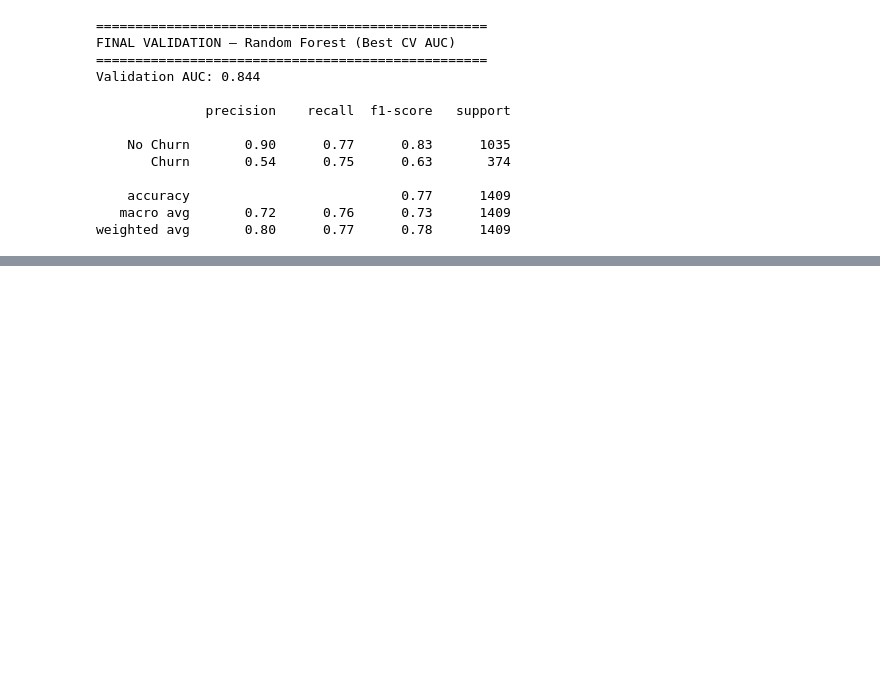
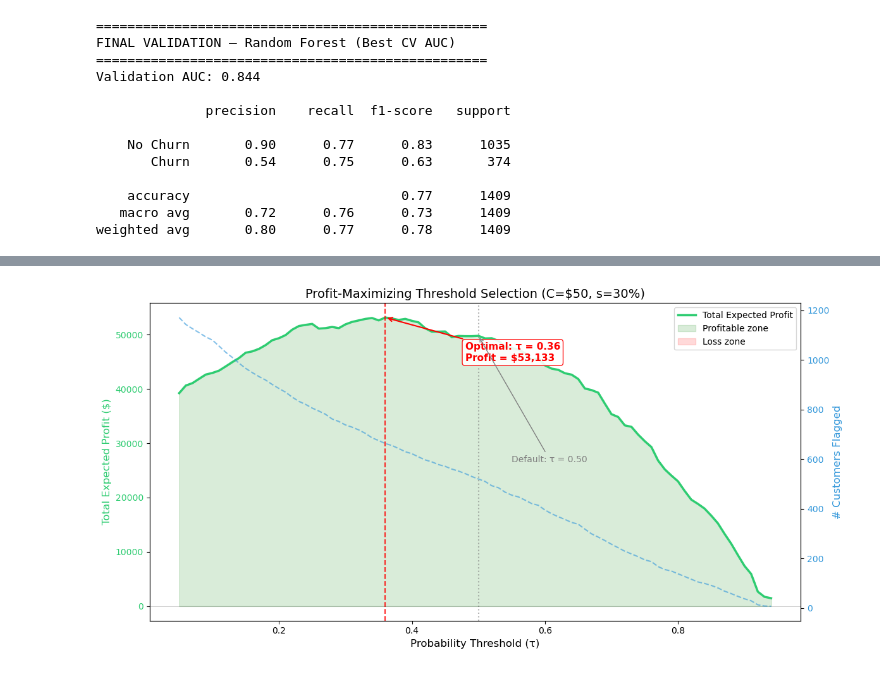
Before and after one commit to yingruma1999-hub/churn-prediction, a Jupyter notebook: churn prediction.ipynb, the cells around one changed output, grey strips where cells are left out. Saved outputs shown, nothing was run; the diff lists cells and outputs as text; code cells hidden in the pictures; blank space fills up the shorter version.

```diff
--- a/churn prediction.ipynb
+++ b/churn prediction.ipynb
@@ -793,0 +895,99 @@ In a business context, the cost of losing a customer (~$500–$1000/year in recu
+# %%
+# ==============================
+# 7.2 Profit-Maximizing Threshold
+# ==============================
+
+# Use per-customer CLV from their actual MonthlyCharges
+# Map validation set customers back to their MonthlyCharges
+val_monthly = df.loc[X_val.index, 'MonthlyCharges'].values
+val_annual_clv = val_monthly * 12  # Per-customer annual CLV
+
+# Fixed assumptions
+C = 50           # Retention cost per contact ($50 baseline)
+s = 0.30         # 30% retention success rate
+
+thresholds = np.arange(0.05, 0.95, 0.01)
+total_profits = []
+n_flagged_list = []
+n_saved_list = []
+
+for thresh in thresholds:
+    flagged = probs >= thresh
+    n_flagged = flagged.sum()
+
+    if n_flagged == 0:
+        total_profits.append(0)
+        n_flagged_list.append(0)
+        n_saved_list.append(0)
+        continue
+
+    # For each flagged customer: if they are actual churners, we save s * L_i; we always pay C
+    actual_churn = y_val.values[flagged]
+    clv_flagged = val_annual_clv[flagged]
+
+    revenue_saved = (actual_churn * s * clv_flagged).sum()
+    total_cost = n_flagged * C
+    profit = revenue_saved - total_cost
+
+    total_profits.append(profit)
+    n_flagged_list.append(n_flagged)
+    n_saved_list.append((actual_churn * s).sum())
+
+total_profits = np.array(total_profits)
+optimal_idx = total_profits.argmax()
+optimal_threshold = thresholds[optimal_idx]
+
+# Plot
+fig, ax1 = plt.subplots(figsize=(12, 6))
+
+color1 = '#2ecc71'
+ax1.plot(thresholds, total_profits, color=color1, linewidth=2.5, label='Total Expected Profit')
+ax1.axvline(optimal_threshold, color='red', linestyle='--', linewidth=1.5, alpha=0.8)
+ax1.axvline(0.5, color='gray', linestyle=':', linewidth=1.5, alpha=0.6)
+ax1.axhline(0, color='black', linewidth=0.5, alpha=0.3)
+
+ax1.fill_between(thresholds, total_profits, 0, where=total_profits > 0,
+                 alpha=0.15, color='green', label='Profitable zone')
+ax1.fill_between(thresholds, total_profits, 0, where=total_profits < 0,
+                 alpha=0.15, color='red', label='Loss zone')
+
+ax1.set_xlabel('Probability Threshold (τ)', fontsize=12)
+ax1.set_ylabel('Total Expected Profit ($)', fontsize=12, color=color1)
+ax1.tick_params(axis='y', labelcolor=color1)
+
+# Add secondary axis for number flagged
+ax2 = ax1.twinx()
+ax2.plot(thresholds, n_flagged_list, color='#3498db', linewidth=1.5, linestyle='--', alpha=0.6)
+ax2.set_ylabel('# Customers Flagged', fontsize=12, color='#3498db')
+ax2.tick_params(axis='y', labelcolor='#3498db')
+
+# Annotations
+ax1.annotate(f'Optimal: τ = {optimal_threshold:.2f}\nProfit = ${total_profits[optimal_idx]:,.0f}',
+             xy=(optimal_threshold, total_profits[optimal_idx]),
+             xytext=(optimal_threshold + 0.12, total_profits[optimal_idx] * 0.85),
+             arrowprops=dict(arrowstyle='->', color='red', lw=1.5),
+             fontsize=11, fontweight='bold', color='red',
+             bbox=dict(boxstyle='round,pad=0.3', facecolor='white', edgecolor='red', alpha=0.9))
+
+ax1.annotate('Default: τ = 0.50',
+             xy=(0.5, total_profits[(thresholds >= 0.49) & (thresholds <= 0.51)].mean()),
+             xytext=(0.55, total_profits[optimal_idx] * 0.5),
+             arrowprops=dict(arrowstyle='->', color='gray', lw=1),
+             fontsize=10, color='gray')
+
+ax1.set_title('Profit-Maximizing Threshold Selection (C=$50, s=30%)', fontsize=14)
+ax1.legend(loc='upper right', fontsize=10)
+plt.tight_layout()
+plt.show()
+
+# Summary
+default_profit = total_profits[np.argmin(np.abs(thresholds - 0.5))]
+print(f"{'Metric':<35} {'Default (τ=0.50)':>18} {'Optimal (τ={:.2f})':>18}".format(optimal_threshold))
+print("=" * 73)
+print(f"{'Customers flagged':<35} {n_flagged_list[np.argmin(np.abs(thresholds-0.5))]:>18,} {n_flagged_list[optimal_idx]:>18,}")
+print(f"{'Total expected profit':<35} {'${:,.0f}'.format(default_profit):>18} {'${:,.0f}'.format(total_profits[optimal_idx]):>18}")
+print(f"{'Profit improvement':<35} {'':>18} {'+${:,.0f} ({:.0f}%)'.format(total_profits[optimal_idx]-default_profit, (total_profits[optimal_idx]-default_profit)/abs(default_profit)*100 if default_profit != 0 else 0):>18}")
+print(f"\n💰 Lowering the threshold from 0.50 to {optimal_threshold:.2f} captures more")
+print(f"   at-risk customers and increases total expected profit.")
+# %% [output]
+[figure, added]
```
Also changed, not shown: parts of 17 cells of this notebook, 2 other files.
